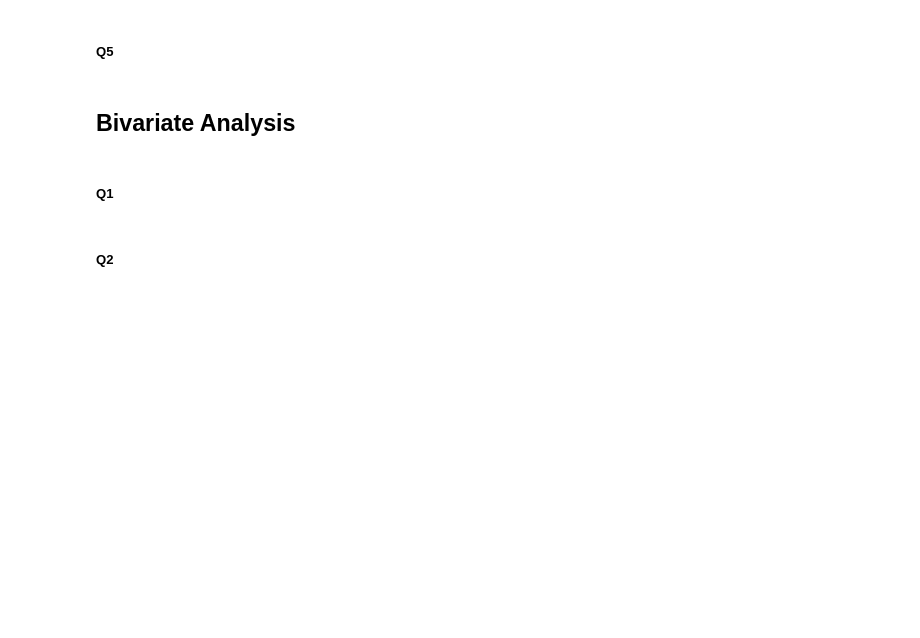
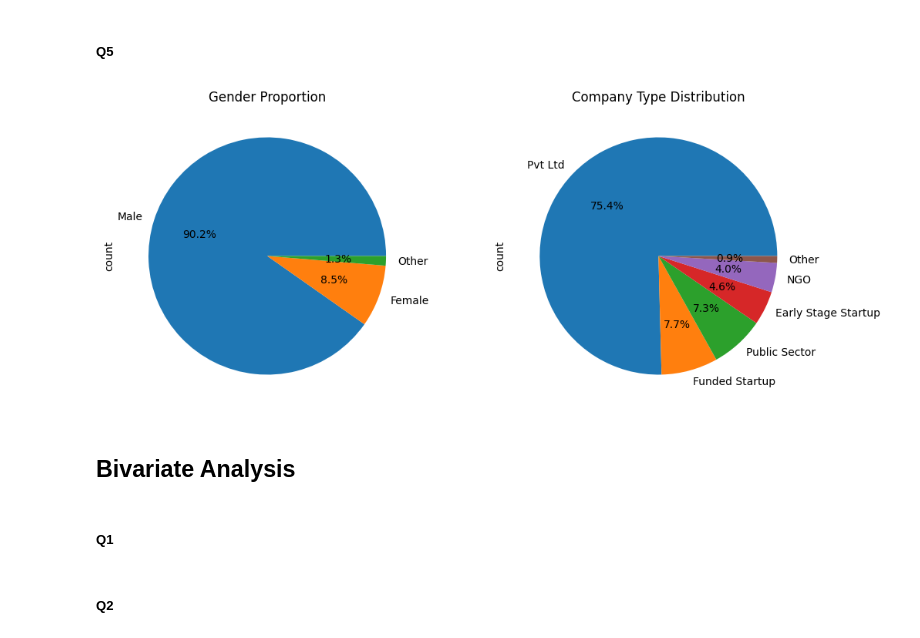
Before and after one commit to safwanakbar86/data_science_assgns, a Jupyter notebook: assgn2/a2.ipynb, the cells around one changed output. Saved outputs shown, nothing was run; the diff lists cells and outputs as text; code cells hidden in the pictures; blank space fills up the shorter version.

```diff
--- a/assgn2/a2.ipynb
+++ b/assgn2/a2.ipynb
@@ -124,5 +229,19 @@ memory usage: 2.0+ MB
 # %% [markdown]
 ##### Q5
+# %%
+plt.figure(figsize=(12, 5))
+
+plt.subplot(1, 2, 1)
+jobseek_df['gender'].value_counts().plot.pie(autopct='%1.1f%%')
+plt.title('Gender Proportion')
+
+plt.subplot(1, 2, 2)
+jobseek_df['company_type'].value_counts().plot.pie(autopct='%1.1f%%')
+plt.title('Company Type Distribution')
+
+plt.show()
+# %% [output]
+[figure, added]
 # %% [markdown]
 ## Bivariate Analysis
 # %% [markdown]
```
Also changed, not shown: parts of 10 cells of this notebook.
